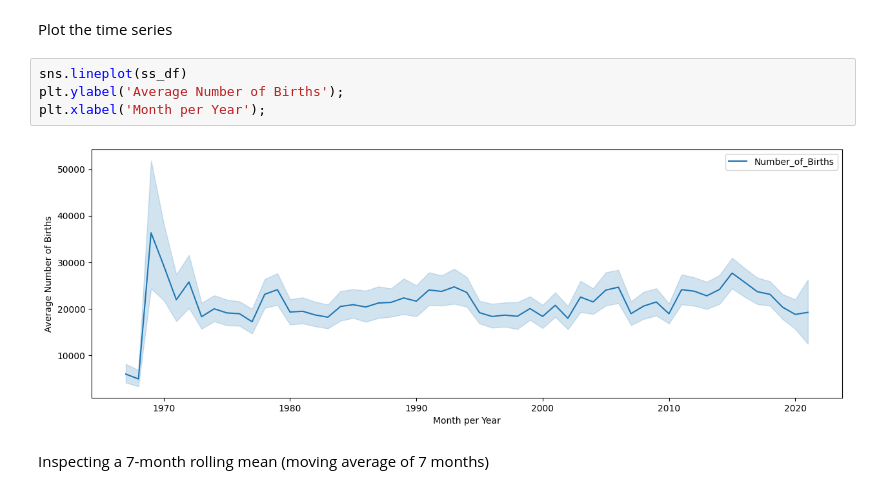
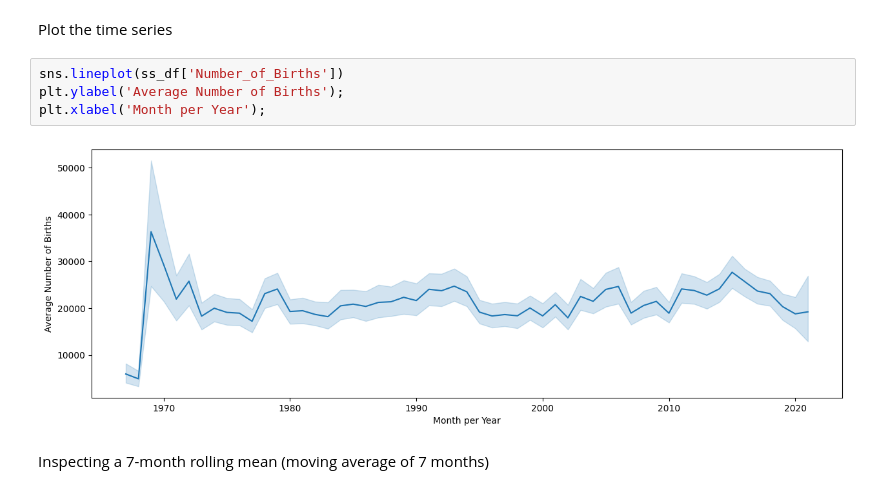
Before and after one commit to worldteacher-global/MA641_TIMESERIES_GROUPPROJECT, a Jupyter notebook: TS_.ipynb, the cells around one changed output. Saved outputs shown, nothing was run; the diff lists cells and outputs as text.

```diff
--- a/TS_.ipynb
+++ b/TS_.ipynb
@@ -281,11 +274,11 @@ ss_df.head()
 # %% [markdown]
 Plot the time series
 # %%
-sns.lineplot(ss_df)
+sns.lineplot(ss_df['Number_of_Births'])
 plt.ylabel('Average Number of Births');
 plt.xlabel('Month per Year');
 # %% [output]
-[figure, old version]
+[figure, new version]
 # %% [markdown]
 Inspecting a 7-month rolling mean (moving average of 7 months)
 # %%
```
Also changed, not shown: parts of 17 cells of this notebook, 2 other files.
